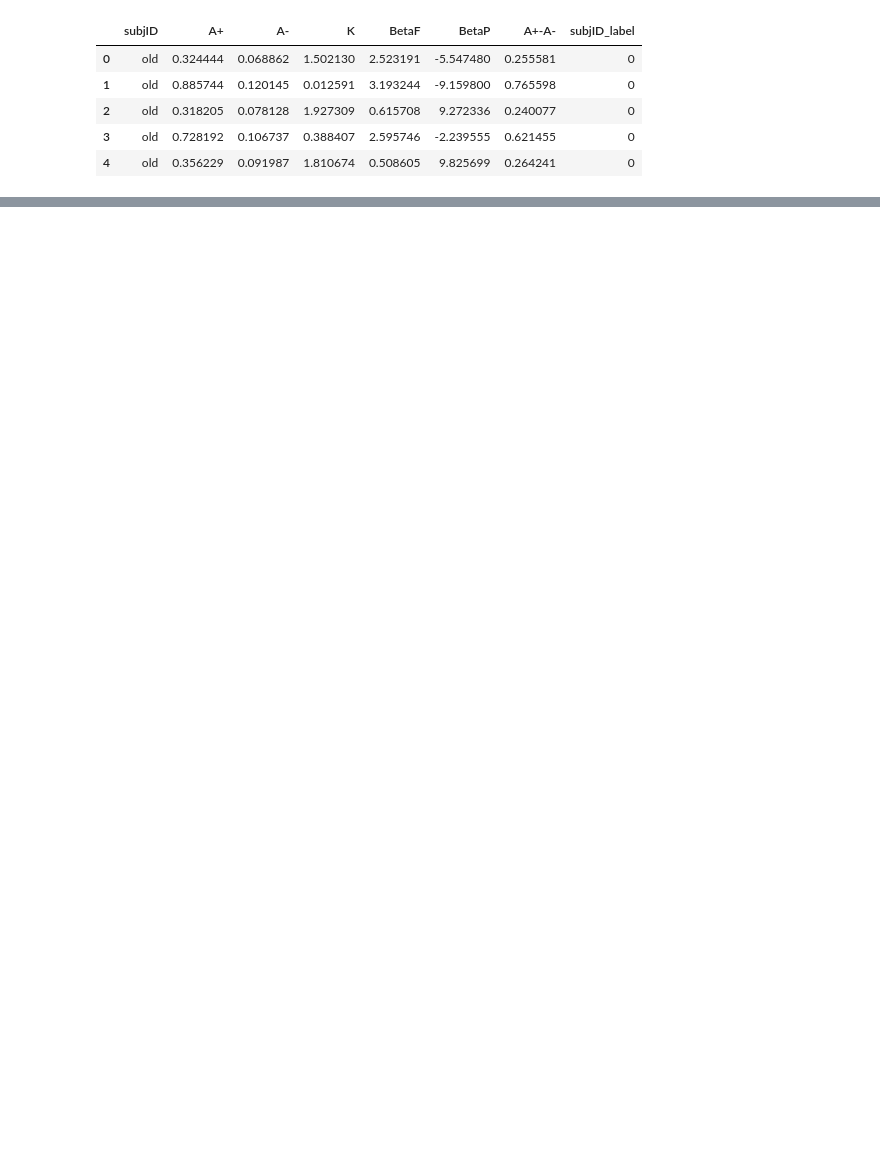
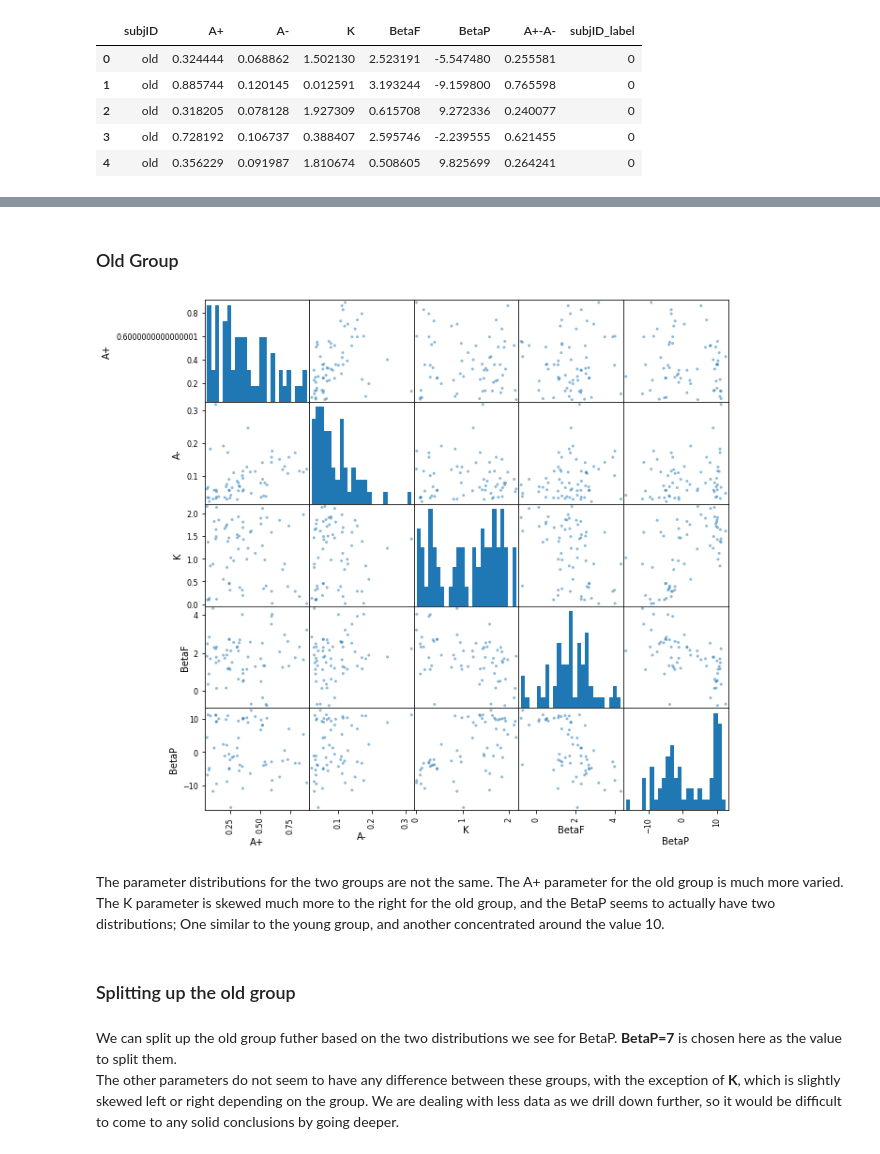
Before and after one commit to adampower48/ca4015_assignment1_dan_adam, a Jupyter notebook: book/_build/jupyter_execute/data_exploration.ipynb, the cells around one changed output, grey strips where cells are left out. Drawn from its saved outputs; the diff is of its cells as text; code cells hidden in the pictures; blank space fills up the shorter version.

Commit message:
finish adding data exploration notebook

```diff
--- a/book/_build/jupyter_execute/data_exploration.ipynb
+++ b/book/_build/jupyter_execute/data_exploration.ipynb
@@ -26,0 +45,16 @@ plt.show()
+# %% [markdown]
+### Old Group
+# %%
+df_orl_old = df_orl[df_orl["subjID"] == "old"]
+pd.plotting.scatter_matrix(df_orl_old[["A+", "A-", "K", "BetaF", "BetaP"]], figsize=(10,10), hist_kwds=dict(bins=25), diagonal="hist")
+plt.show()
+# %% [output]
+[figure, added]
+# %% [markdown]
+The parameter distributions for the two groups are not the same. The A+ parameter for the old group is much more varied. The K parameter is skewed much more to the right for the old group, and the BetaP seems to actually have two distributions; One similar to the young group, and another concentrated around the value 10.
+# %% [markdown]
+### Splitting up the old group
+# %% [markdown]
+We can split up the old group futher based on the two distributions we see for BetaP. **BetaP=7** is chosen here as the value to split them.
+The other parameters do not seem to have any difference between these groups, with the exception of **K**, which is slightly skewed left or right depending on the group.
+We are dealing with less data as we drill down further, so it would be difficult to come to any solid conclusions by going deeper.
```
Also changed, not shown: parts of 11 cells of this notebook, 23 other files.
